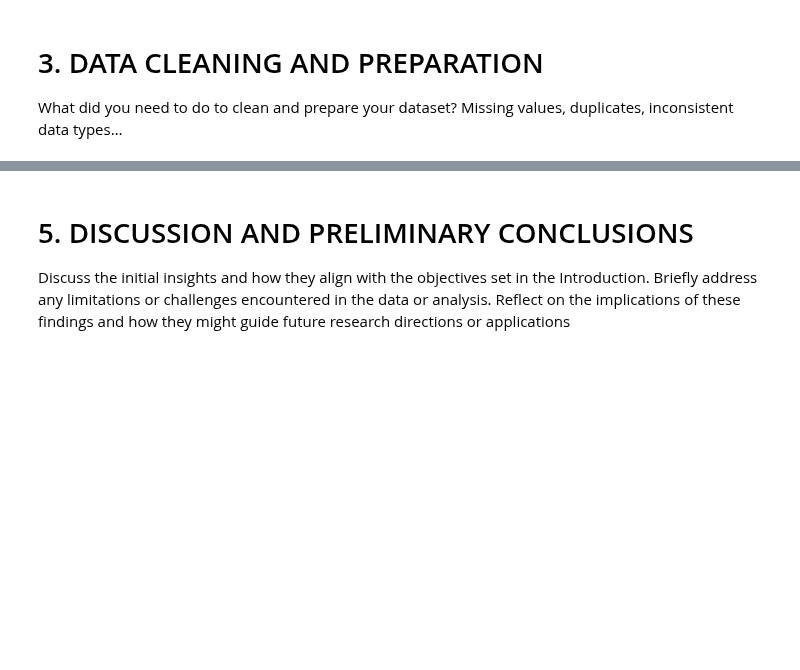
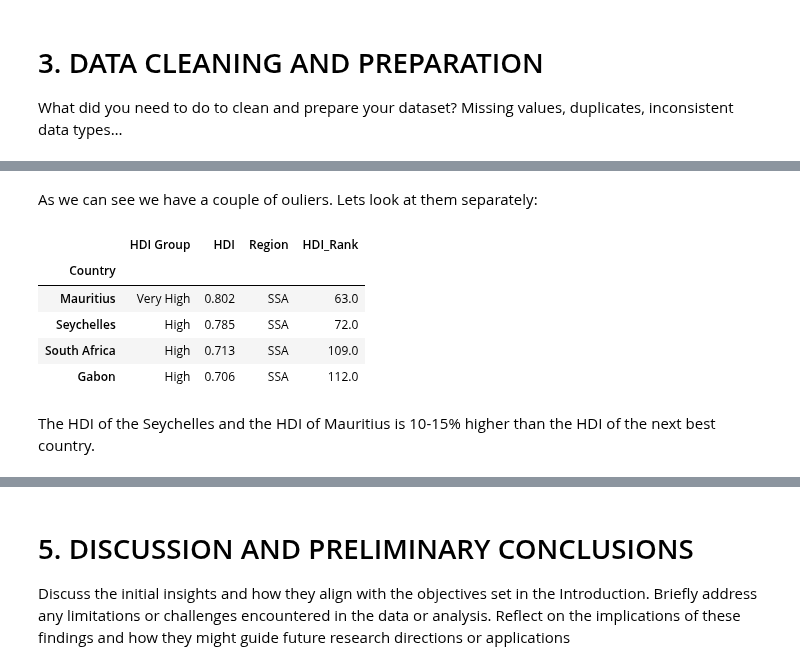
Before and after one commit to jakthehut/HDI-IQ-Analysis, a Jupyter notebook: hdi_iq_analysis.ipynb, the cells around one changed output, grey strips where cells are left out. Drawn from its saved outputs; the diff is of its cells as text; code cells hidden in the pictures; blank space fills up the shorter version.

```diff
--- a/hdi_iq_analysis.ipynb
+++ b/hdi_iq_analysis.ipynb
@@ -329,0 +416,13 @@ Missing values, duplicates, inconsistent data types…
+# %% [markdown]
+As we can see we have a couple of ouliers. Lets look at them separately:
+# %%
+hdi_df[hdi_df['Region'] == 'SSA'].sort_values(by='HDI', ascending=False).head(4)
+# %% [output]
+|  | HDI Group | HDI | Region | HDI_Rank |
+| Country |  |  |  |  |
+| Mauritius | Very High | 0.802 | SSA | 63.0 |
+| Seychelles | High | 0.785 | SSA | 72.0 |
+| South Africa | High | 0.713 | SSA | 109.0 |
+| Gabon | High | 0.706 | SSA | 112.0 |
+# %% [markdown]
+The HDI of the Seychelles and the HDI of Mauritius is 10-15% higher than the HDI of the next best country.
```
Also changed, not shown: parts of 28 cells of this notebook, 1 other file.
